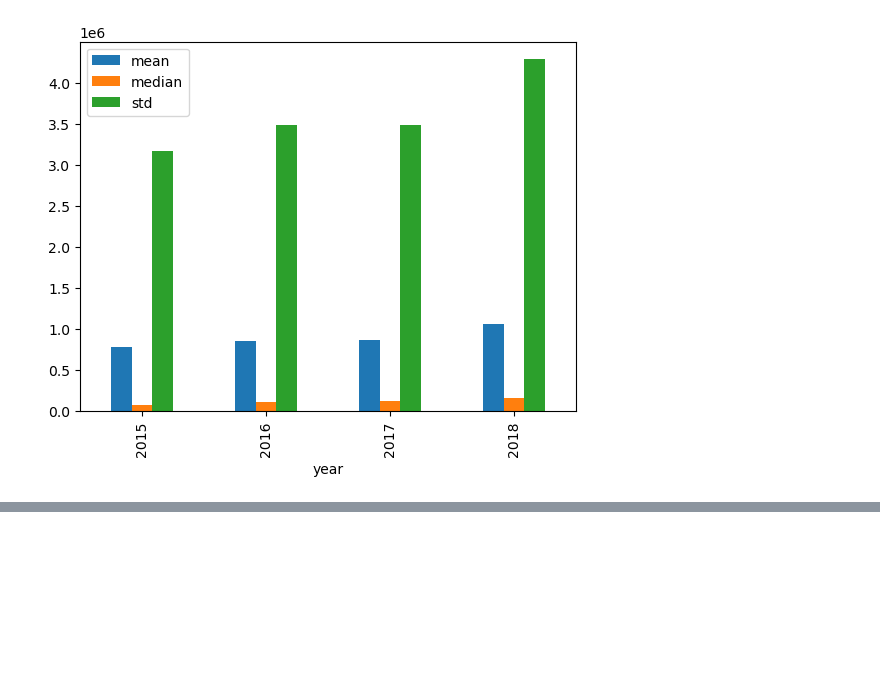
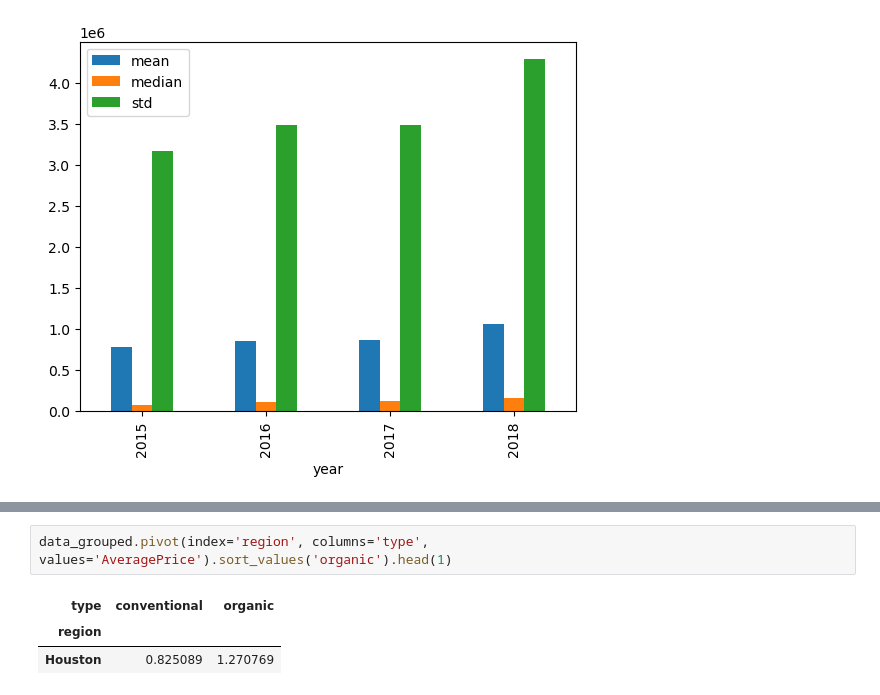
Before and after one commit to wchipman-csupueblo/410_Coding_Lesson_4, a Jupyter notebook: avocado.ipynb, the cells around one changed output, grey strips where cells are left out. Cells and saved outputs as stored; diff of their text form; blank space fills up the shorter version.

```diff
--- a/avocado.ipynb
+++ b/avocado.ipynb
@@ -127,0 +139,6 @@ data.groupby('year')['Total Volume'].agg(['mean', 'median', 'std']).plot.bar()
+# %%
+data_grouped.pivot(index='region', columns='type', values='AveragePrice').sort_values('organic').head(1)
+# %% [output]
+| type | conventional | organic |
+| region |  |  |
+| Houston | 0.825089 | 1.270769 |
```
Also changed, not shown: parts of 3 cells of this notebook.
